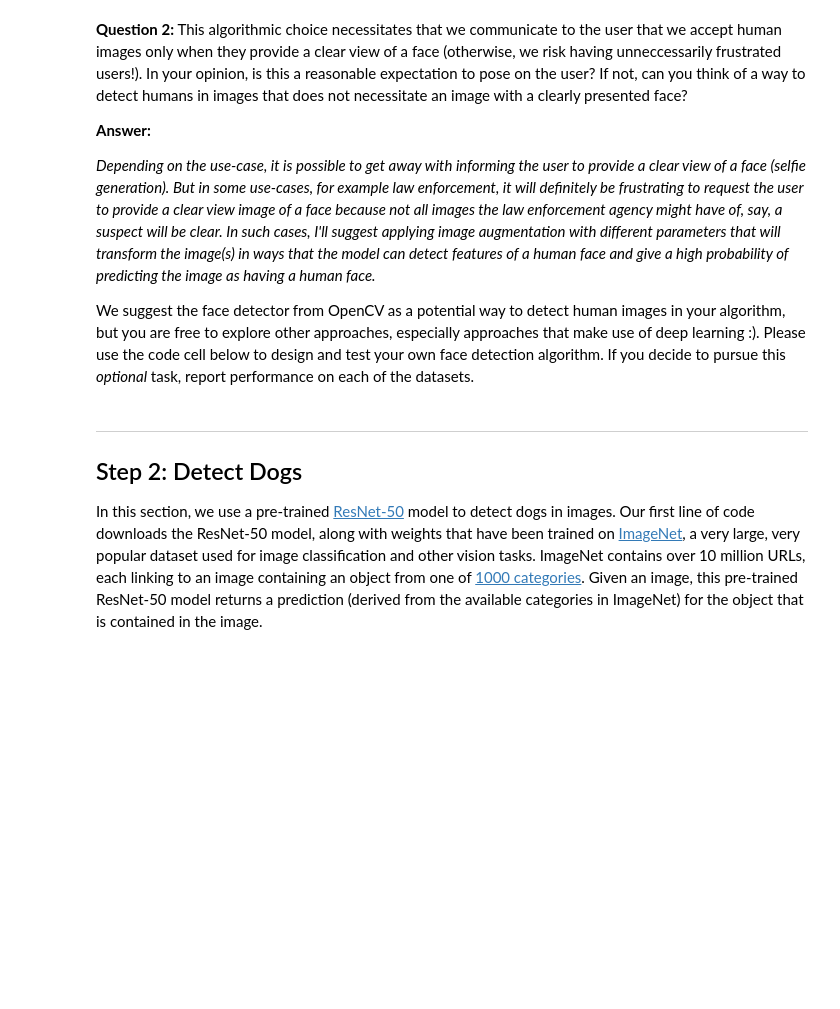
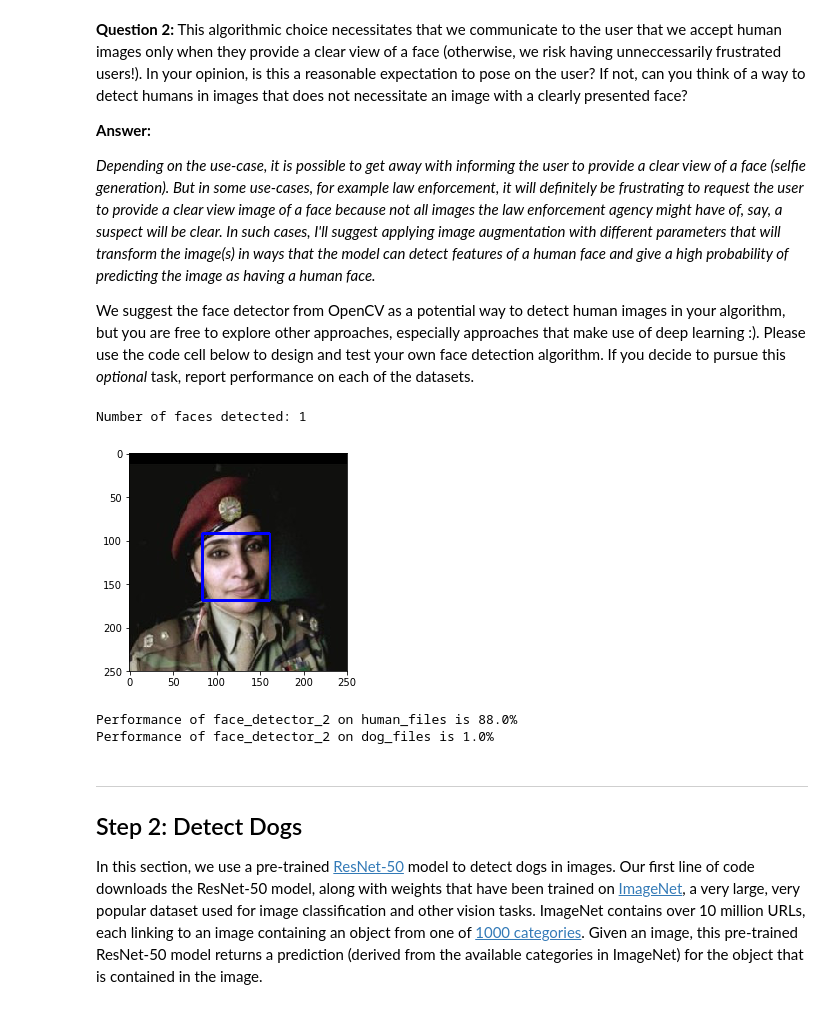
Before and after one commit to osaetinevbuoma/dog-breed-project, a Jupyter notebook: dog_app.ipynb, the cells around one changed output. Saved outputs shown, nothing was run; the diff lists cells and outputs as text; code cells hidden in the pictures; blank space fills up the shorter version.

```diff
--- a/dog_app.ipynb
+++ b/dog_app.ipynb
@@ -205,0 +203,33 @@ We suggest the face detector from OpenCV as a potential way to detect human imag
+# %%
+## (Optional) TODO: Report the performance of another
+## face detection algorithm on the LFW dataset
+### Feel free to use as many code cells as needed.
+
+# extract pre-trained face detector
+face_cascade_2 = cv2.CascadeClassifier('lbpcascades/lbpcascade_frontalface_improved.xml')
+
+# load color (BGR) image
+img_2 = cv2.imread(human_files[3])
+# convert BGR image to grayscale
+gray_2 = cv2.cvtColor(img_2, cv2.COLOR_BGR2GRAY)
+
+# find faces in image
+faces_2 = face_cascade_2.detectMultiScale(gray_2)
+
+# print number of faces detected in the image
+print('Number of faces detected:', len(faces_2))
+
+# get bounding box for each detected face
+for (x,y,w,h) in faces_2:
+    # add bounding box to color image
+    cv2.rectangle(img_2,(x,y),(x+w,y+h),(255,0,0),2)
+
+# convert BGR image to RGB for plotting
+cv_rgb_2 = cv2.cvtColor(img_2, cv2.COLOR_BGR2RGB)
+
+# display the image, along with bounding box
+plt.imshow(cv_rgb_2)
+plt.show()
+# %% [output]
+Number of faces detected: 1
+[figure, added]
@@ -206,3 +243,17 @@ We suggest the face detector from OpenCV as a potential way to detect human imag
+# %%
+def face_detector_performance_2(img_paths):
+    count = 0
+    for path in img_paths:
+        if face_detector_2(path) == True:
+            count += 1
+
+    return (count / len(img_paths)) * 100
+
+print("Performance of face_detector_2 on human_files is {}%".format(face_detector_performance_2(human_files_short)))
+print("Performance of face_detector_2 on dog_files is {}%".format(face_detector_performance_2(dog_files_short)))
+# %% [output]
+Performance of face_detector_2 on human_files is 88.0%
+Performance of face_detector_2 on dog_files is 1.0%
 # %% [markdown]
 ---
 <a id='step2'></a>
```
Also changed, not shown: parts of 27 cells of this notebook, 3 other files.
